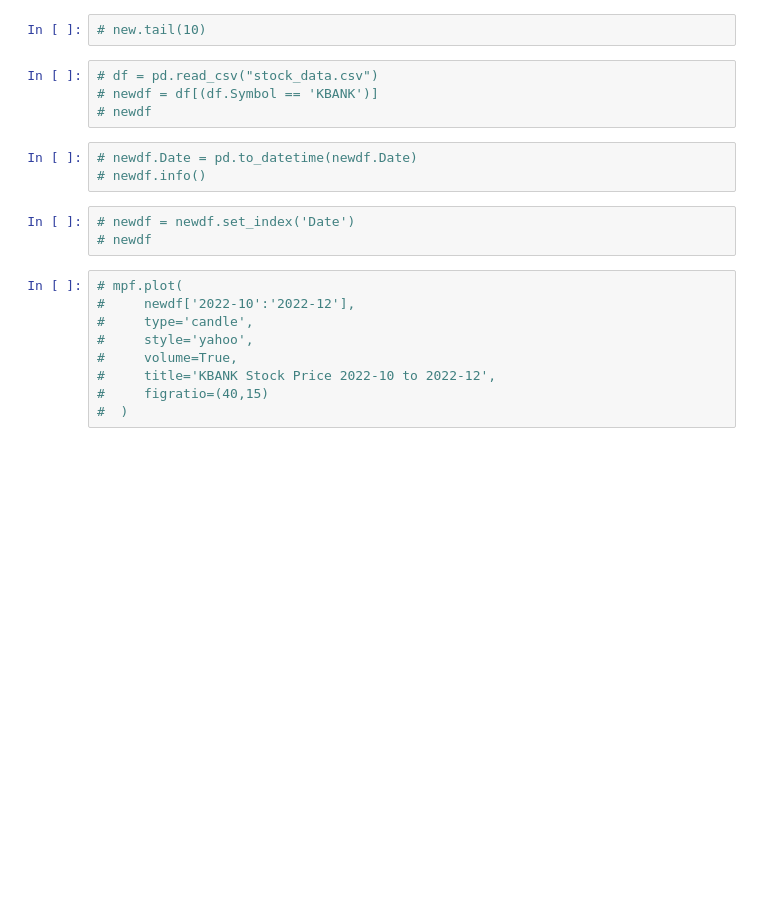
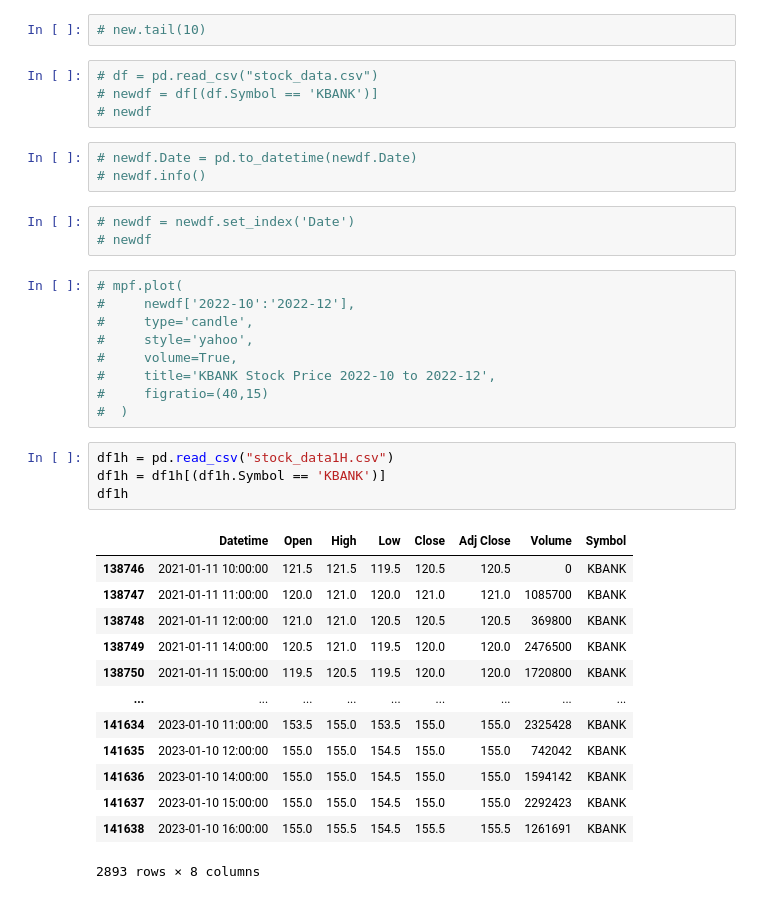
Before and after one commit to TIIIIIIW/SOFTWARE-DEVELOPMENT-2, a Jupyter notebook: ML/stockData.ipynb, the cells around one changed output. Saved outputs shown, nothing was run; the diff lists cells and outputs as text; blank space fills up the shorter version.

```diff
--- a/ML/stockData.ipynb
+++ b/ML/stockData.ipynb
@@ -176,3 +140,21 @@ True
 #     title='KBANK Stock Price 2022-10 to 2022-12',
 #     figratio=(40,15)
 #  )
+# %%
+df1h = pd.read_csv("stock_data1H.csv")
+df1h = df1h[(df1h.Symbol == 'KBANK')]
+df1h
+# %% [output]
+|  | Datetime | Open | High | Low | Close | Adj Close | Volume | Symbol |
+| 138746 | 2021-01-11 10:00:00 | 121.5 | 121.5 | 119.5 | 120.5 | 120.5 | 0 | KBANK |
+| 138747 | 2021-01-11 11:00:00 | 120.0 | 121.0 | 120.0 | 121.0 | 121.0 | 1085700 | KBANK |
+| 138748 | 2021-01-11 12:00:00 | 121.0 | 121.0 | 120.5 | 120.5 | 120.5 | 369800 | KBANK |
+| 138749 | 2021-01-11 14:00:00 | 120.5 | 121.0 | 119.5 | 120.0 | 120.0 | 2476500 | KBANK |
+| 138750 | 2021-01-11 15:00:00 | 119.5 | 120.5 | 119.5 | 120.0 | 120.0 | 1720800 | KBANK |
+| ... | ... | ... | ... | ... | ... | ... | ... | ... |
+| 141634 | 2023-01-10 11:00:00 | 153.5 | 155.0 | 153.5 | 155.0 | 155.0 | 2325428 | KBANK |
+| 141635 | 2023-01-10 12:00:00 | 155.0 | 155.0 | 154.5 | 155.0 | 155.0 | 742042 | KBANK |
+| 141636 | 2023-01-10 14:00:00 | 155.0 | 155.0 | 154.5 | 155.0 | 155.0 | 1594142 | KBANK |
+| 141637 | 2023-01-10 15:00:00 | 155.0 | 155.0 | 154.5 | 155.0 | 155.0 | 2292423 | KBANK |
+| 141638 | 2023-01-10 16:00:00 | 155.0 | 155.5 | 154.5 | 155.5 | 155.5 | 1261691 | KBANK |
+2893 rows × 8 columns
```
Also changed, not shown: parts of 11 cells of this notebook, 4 other files.
